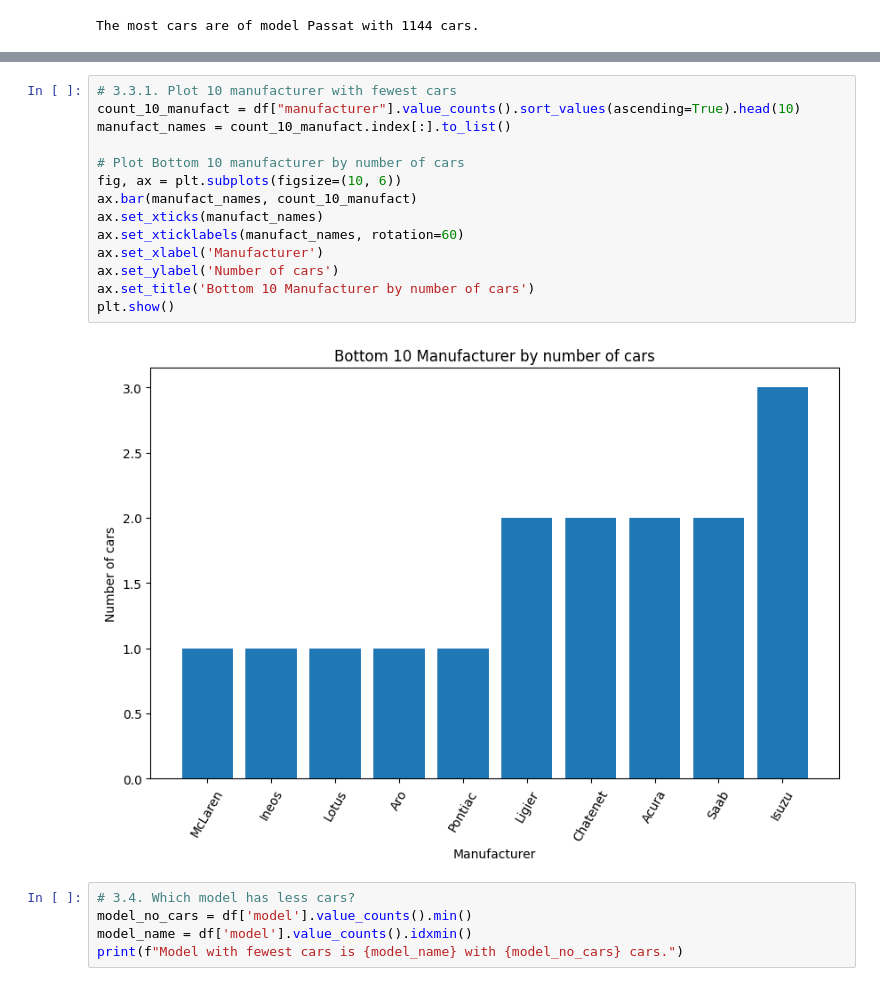
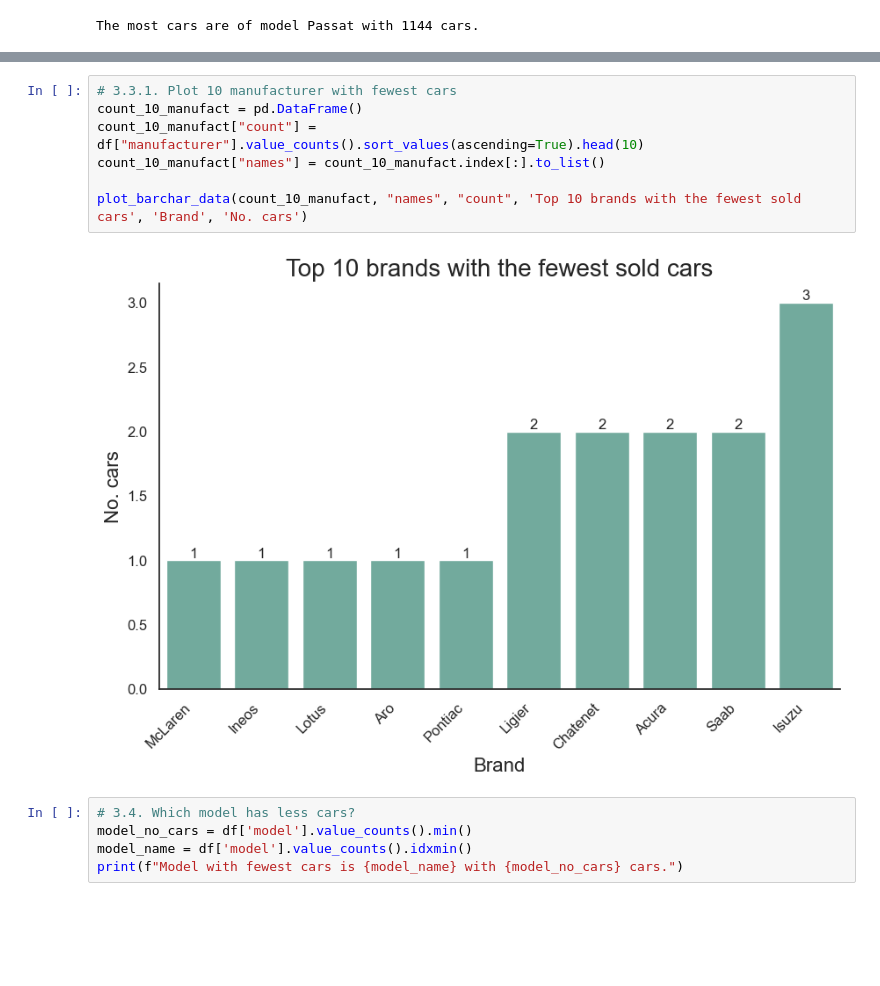
Before and after one commit to romanmurzac/EvaCar, a Jupyter notebook: internal_tools/data_analyzer.ipynb, the cells around one changed output, grey strips where cells are left out. Cells and saved outputs as stored; diff of their text form; blank space fills up the shorter version.

```diff
--- a/internal_tools/data_analyzer.ipynb
+++ b/internal_tools/data_analyzer.ipynb
@@ -303,19 +321,12 @@ Manufacturer with most cars is Ineos with 1 cars.
-# %%
-# 3.3.1. Plot 10 manufacturer with fewest cars
-count_10_manufact = df["manufacturer"].value_counts().sort_values(ascending=True).head(10)
-manufact_names = count_10_manufact.index[:].to_list()
-
-# Plot Bottom 10 manufacturer by number of cars
-fig, ax = plt.subplots(figsize=(10, 6))
-ax.bar(manufact_names, count_10_manufact)
-ax.set_xticks(manufact_names)
-ax.set_xticklabels(manufact_names, rotation=60)
-ax.set_xlabel('Manufacturer')
-ax.set_ylabel('Number of cars')
-ax.set_title('Bottom 10 Manufacturer by number of cars')
-plt.show()
-# %% [output]
-[figure, removed]
+# %%
+# 3.3.1. Plot 10 manufacturer with fewest cars
+count_10_manufact = pd.DataFrame()
+count_10_manufact["count"] = df["manufacturer"].value_counts().sort_values(ascending=True).head(10)
+count_10_manufact["names"] = count_10_manufact.index[:].to_list()
+
+plot_barchar_data(count_10_manufact, "names", "count", 'Top 10 brands with the fewest sold cars', 'Brand', 'No. cars')
+# %% [output]
+[figure, added]
 # %%
 # 3.4. Which model has less cars?
 model_no_cars = df['model'].value_counts().min()
```
Also changed, not shown: parts of 44 cells of this notebook, 18 other files.
